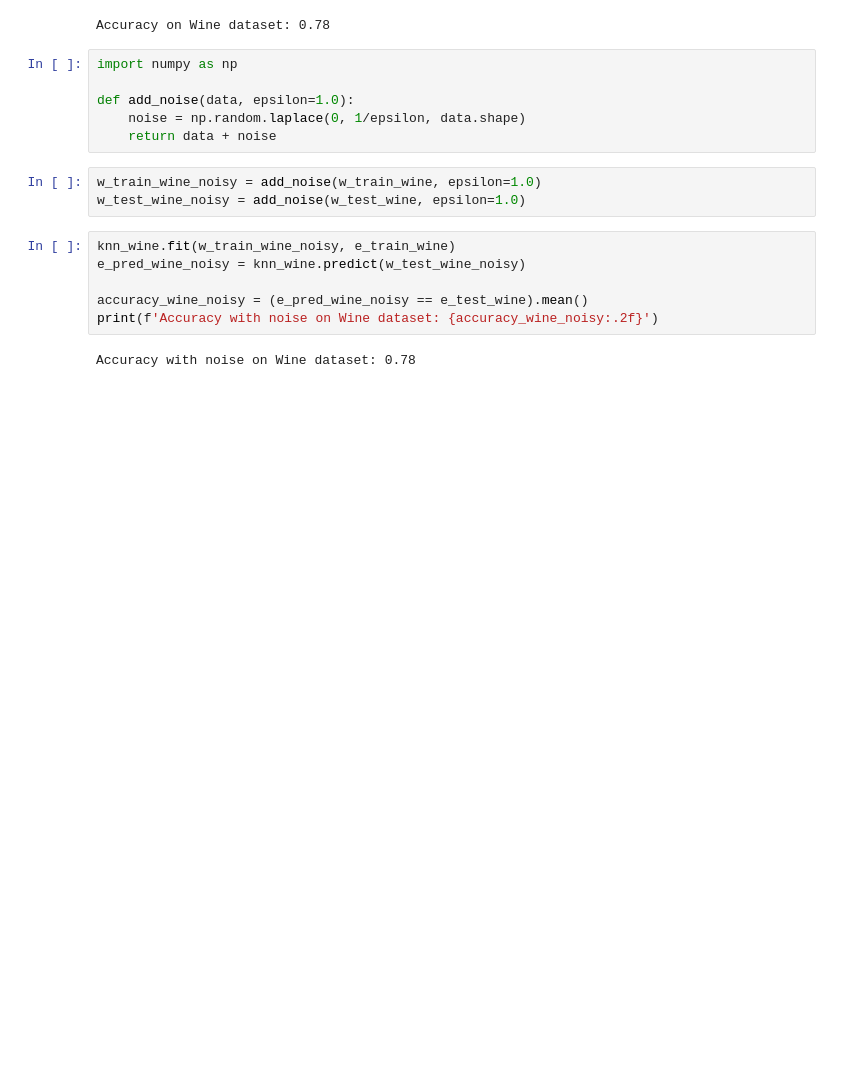
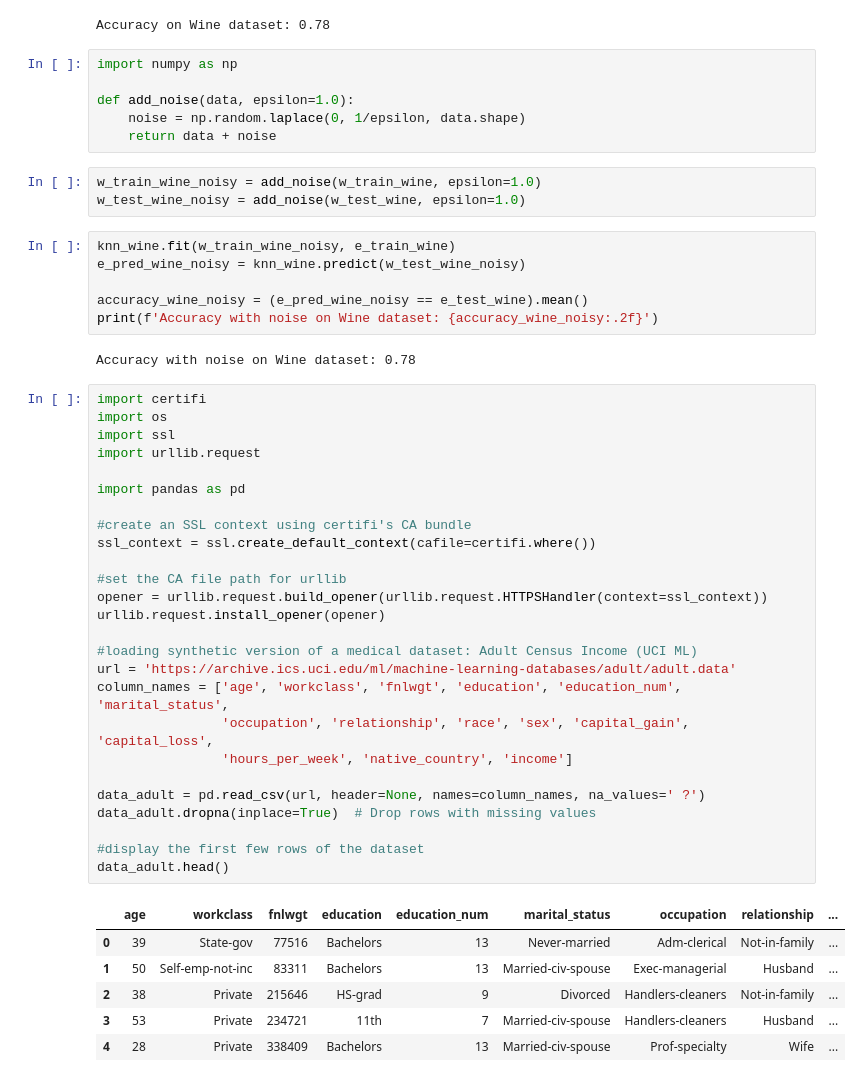
Before and after one commit to yomnahisham/privacy-preserving-ml, a Jupyter notebook: differential_privacy_in_data_mining.ipynb, the cells around one changed output. Saved outputs shown, nothing was run; the diff lists cells and outputs as text; blank space fills up the shorter version.

Commit message:
used on synthetic version of a medical dataset: Adult Census Income (UCI ML)

```diff
--- a/differential_privacy_in_data_mining.ipynb
+++ b/differential_privacy_in_data_mining.ipynb
@@ -125,3 +125,36 @@ accuracy_wine_noisy = (e_pred_wine_noisy == e_test_wine).mean()
 print(f'Accuracy with noise on Wine dataset: {accuracy_wine_noisy:.2f}')
 # %% [output]
 Accuracy with noise on Wine dataset: 0.78
+# %%
+import certifi
+import os
+import ssl
+import urllib.request
+
+import pandas as pd
+
+#create an SSL context using certifi's CA bundle
+ssl_context = ssl.create_default_context(cafile=certifi.where())
+
+#set the CA file path for urllib
+opener = urllib.request.build_opener(urllib.request.HTTPSHandler(context=ssl_context))
+urllib.request.install_opener(opener)
+
+#loading synthetic version of a medical dataset: Adult Census Income (UCI ML)
+url = 'https://archive.ics.uci.edu/ml/machine-learning-databases/adult/adult.data'
+column_names = ['age', 'workclass', 'fnlwgt', 'education', 'education_num', 'marital_status',
+                'occupation', 'relationship', 'race', 'sex', 'capital_gain', 'capital_loss',
+                'hours_per_week', 'native_country', 'income']
+
+data_adult = pd.read_csv(url, header=None, names=column_names, na_values=' ?')
+data_adult.dropna(inplace=True)  # Drop rows with missing values
+
+#display the first few rows of the dataset
+data_adult.head()
+# %% [output]
+|  | age | workclass | fnlwgt | education | education_num | marital_status | occupation | relationship | ... |
+| 0 | 39 | State-gov | 77516 | Bachelors | 13 | Never-married | Adm-clerical | Not-in-family | ... |
+| 1 | 50 | Self-emp-not-inc | 83311 | Bachelors | 13 | Married-civ-spouse | Exec-managerial | Husband | ... |
+| 2 | 38 | Private | 215646 | HS-grad | 9 | Divorced | Handlers-cleaners | Not-in-family | ... |
+| 3 | 53 | Private | 234721 | 11th | 7 | Married-civ-spouse | Handlers-cleaners | Husband | ... |
+| 4 | 28 | Private | 338409 | Bachelors | 13 | Married-civ-spouse | Prof-specialty | Wife | ... |
```
Also changed, not shown: parts of 1 cell of this notebook.
